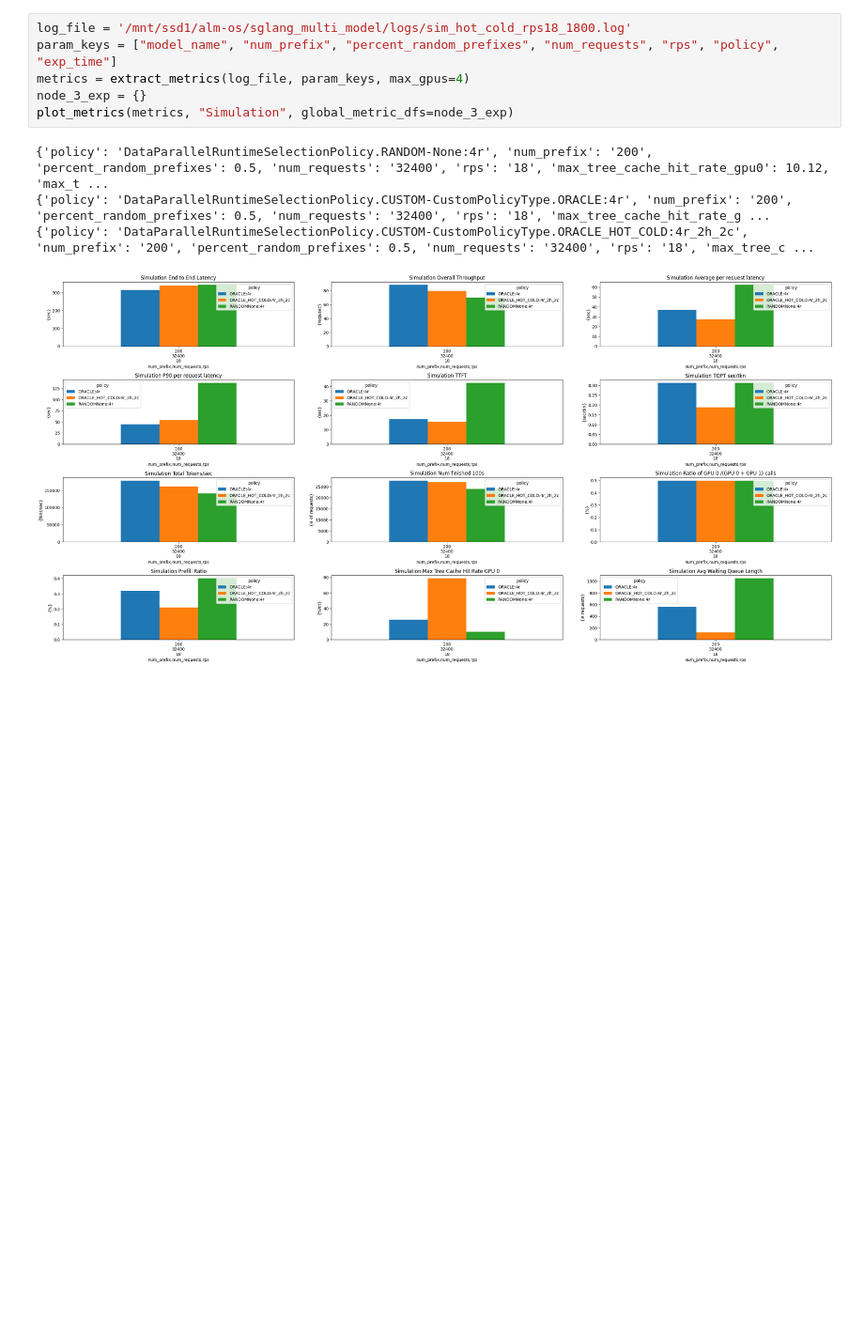
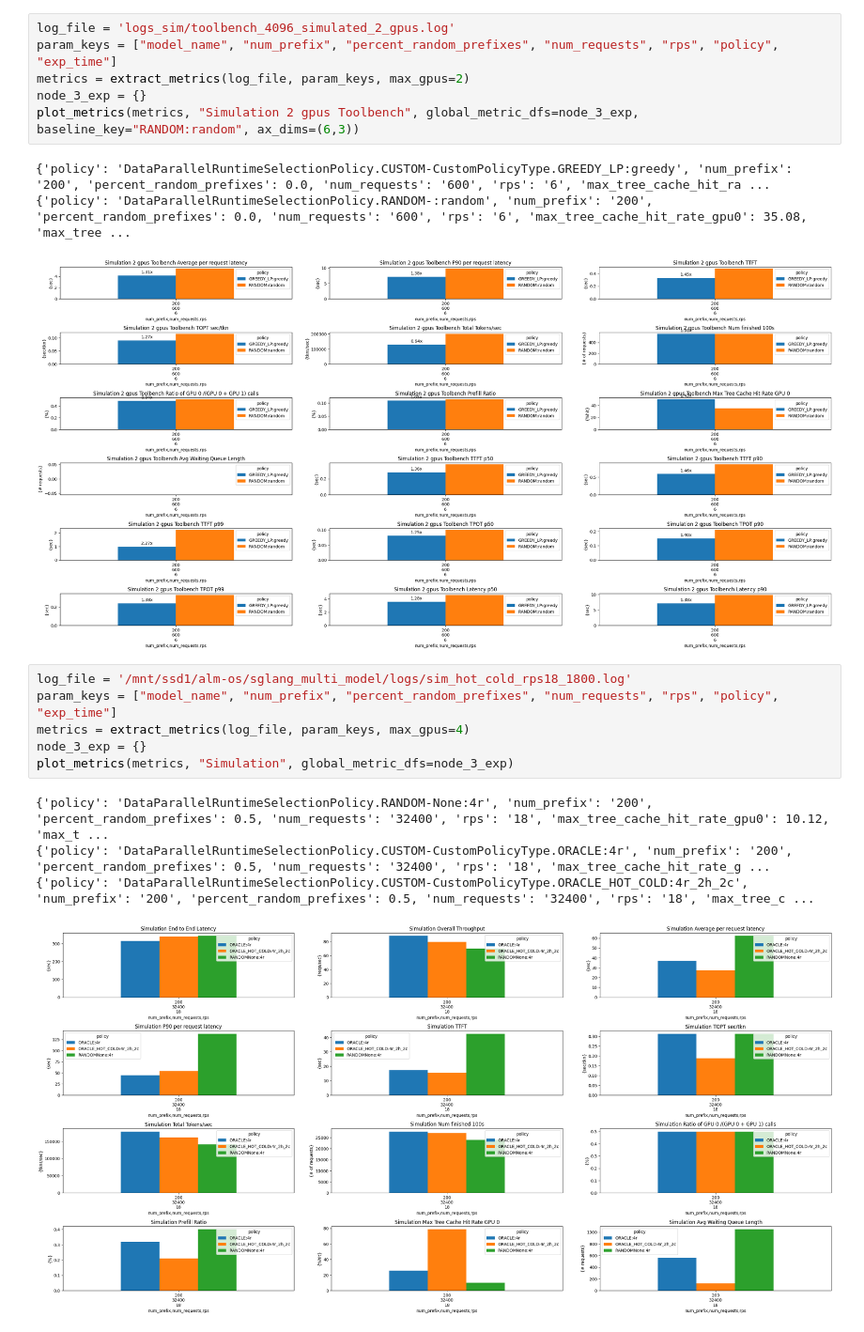
Before and after one commit to WukLab/preble, a Jupyter notebook: multi_node/benchmarks/plot_rps_results.ipynb, the cells around one changed output. Shown at 94% size. Cells and saved outputs as stored; diff of their text form; blank space fills up the shorter version.

```diff
--- a/multi_node/benchmarks/plot_rps_results.ipynb
+++ b/multi_node/benchmarks/plot_rps_results.ipynb
@@ -363,3 +394,13 @@ plot_metrics(metrics, "Reference", global_metric_dfs=node_3_exp)
+# %%
+log_file = 'logs_sim/toolbench_4096_simulated_2_gpus.log'
+param_keys = ["model_name", "num_prefix", "percent_random_prefixes", "num_requests", "rps", "policy", "exp_time"]
+metrics = extract_metrics(log_file, param_keys, max_gpus=2)
+node_3_exp = {}
+plot_metrics(metrics, "Simulation 2 gpus Toolbench", global_metric_dfs=node_3_exp, baseline_key="RANDOM:random", ax_dims=(6,3))
+# %% [output]
+{'policy': 'DataParallelRuntimeSelectionPolicy.CUSTOM-CustomPolicyType.GREEDY_LP:greedy', 'num_prefix': '200', 'percent_random_prefixes': 0.0, 'num_requests': '600', 'rps': '6', 'max_tree_cache_hit_ra ...
+{'policy': 'DataParallelRuntimeSelectionPolicy.RANDOM-:random', 'num_prefix': '200', 'percent_random_prefixes': 0.0, 'num_requests': '600', 'rps': '6', 'max_tree_cache_hit_rate_gpu0': 35.08, 'max_tree ...
+[figure, added]
 # %%
 log_file = '/mnt/ssd1/alm-os/sglang_multi_model/logs/sim_hot_cold_rps18_1800.log'
 param_keys = ["model_name", "num_prefix", "percent_random_prefixes", "num_requests", "rps", "policy", "exp_time"]
```
Also changed, not shown: parts of 4 cells of this notebook, 1 other file.
